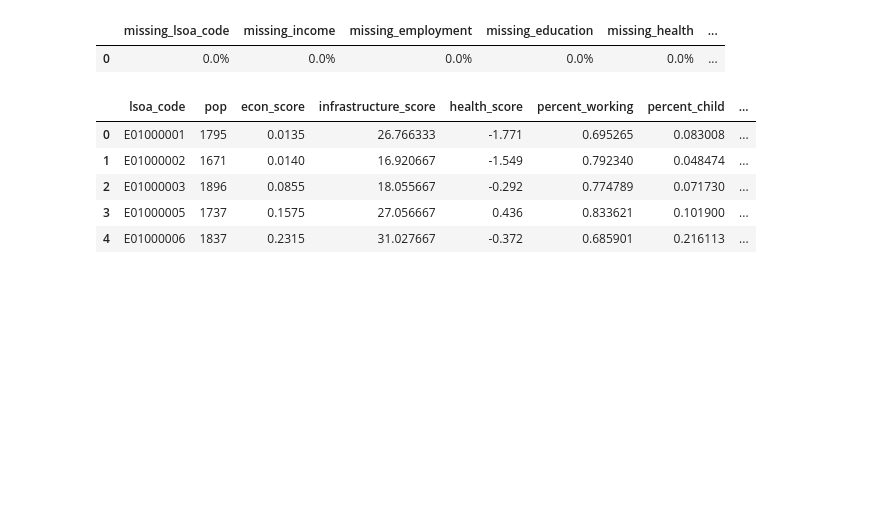
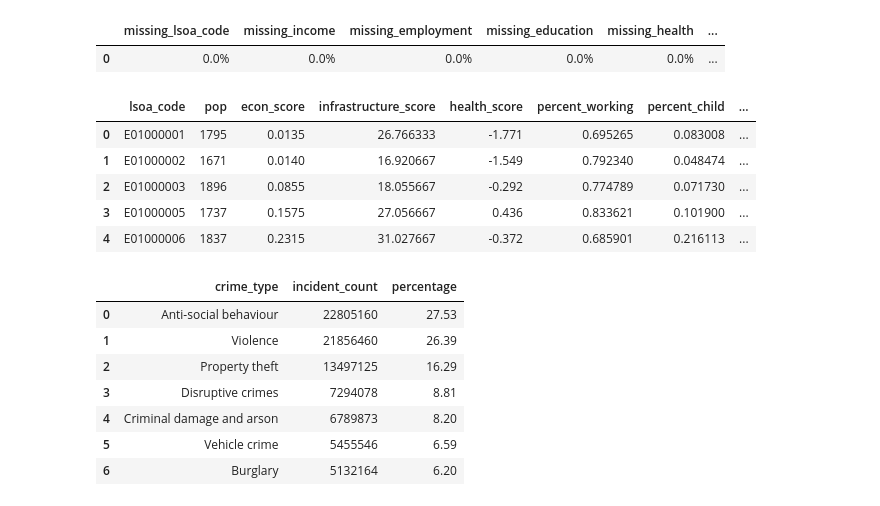
Before and after one commit to catherinekasia/G8-4CBLW020, a Jupyter notebook: data_pipeline/02_clean_database.ipynb, the cells around one changed output. Drawn from its saved outputs; the diff is of its cells as text; code cells hidden in the pictures; blank space fills up the shorter version.

```diff
--- a/data_pipeline/02_clean_database.ipynb
+++ b/data_pipeline/02_clean_database.ipynb
@@ -396,0 +423,19 @@ display(df_clean.head())
+# %%
+crime_type_query = """
+SELECT crime_type, COUNT(*) as incident_count
+FROM street_crimes
+GROUP BY crime_type
+ORDER BY incident_count DESC;
+"""
+crime_df = pd.read_sql(crime_type_query, conn)
+crime_df['percentage'] = ((crime_df['incident_count'] / total_rows) * 100).round(2)
+display(crime_df)
+# %% [output]
+|  | crime_type | incident_count | percentage |
+| 0 | Anti-social behaviour | 22805160 | 27.53 |
+| 1 | Violence | 21856460 | 26.39 |
+| 2 | Property theft | 13497125 | 16.29 |
+| 3 | Disruptive crimes | 7294078 | 8.81 |
+| 4 | Criminal damage and arson | 6789873 | 8.20 |
+| 5 | Vehicle crime | 5455546 | 6.59 |
+| 6 | Burglary | 5132164 | 6.20 |
```
Also changed, not shown: parts of 4 cells of this notebook.
